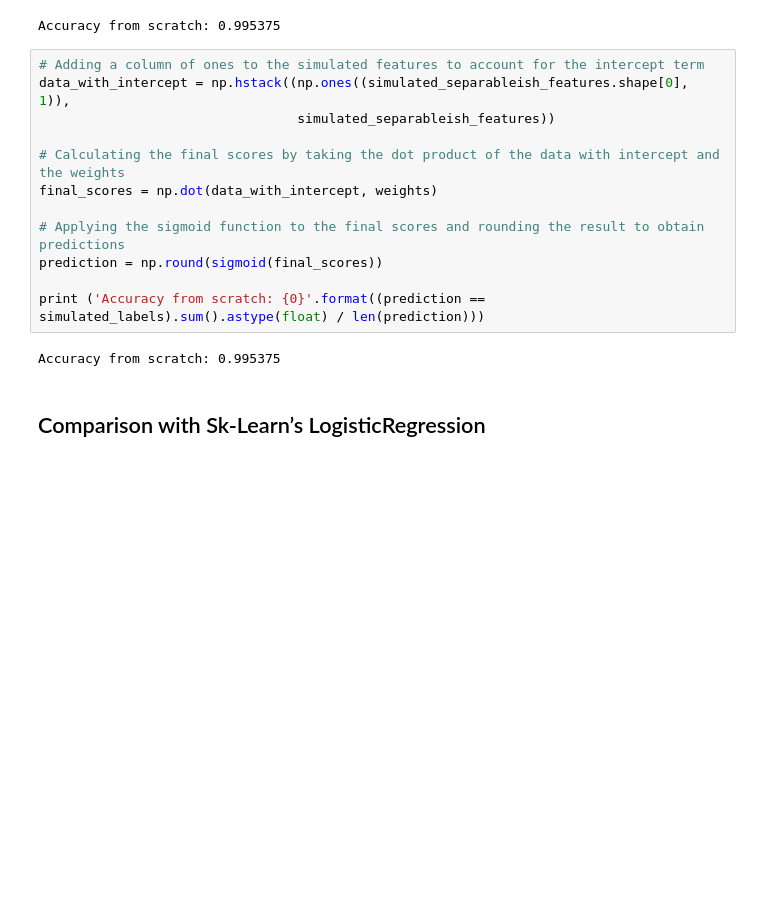
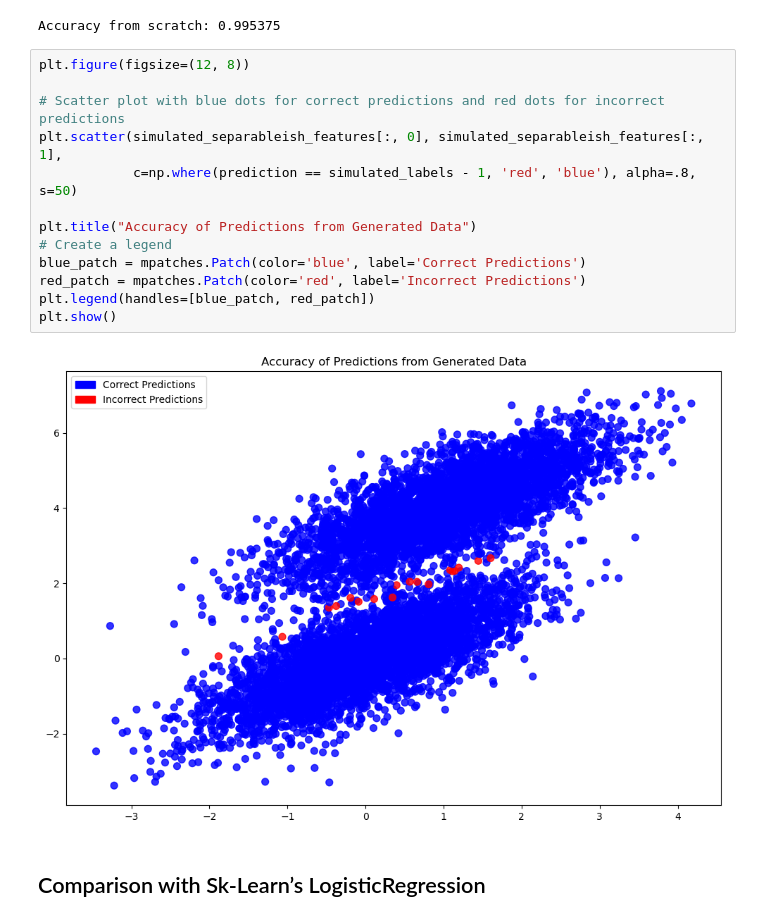
Before and after one commit to crane919/Logistic-Regression, a Jupyter notebook: notebook.ipynb, the cells around one changed output. Saved outputs shown, nothing was run; the diff lists cells and outputs as text; blank space fills up the shorter version.

```diff
--- a/notebook.ipynb
+++ b/notebook.ipynb
@@ -194,20 +194,21 @@ prediction = np.round(sigmoid(final_scores))
 print ('Accuracy from scratch: {0}'.format((prediction == simulated_labels).sum().astype(float) / len(prediction)))
 # %% [output]
 Accuracy from scratch: 0.995375
-# %%
-# Adding a column of ones to the simulated features to account for the intercept term
-data_with_intercept = np.hstack((np.ones((simulated_separableish_features.shape[0], 1)),
-                                 simulated_separableish_features))
-
-# Calculating the final scores by taking the dot product of the data with intercept and the weights
-final_scores = np.dot(data_with_intercept, weights)
-
-# Applying the sigmoid function to the final scores and rounding the result to obtain predictions
-prediction = np.round(sigmoid(final_scores))
-
-print ('Accuracy from scratch: {0}'.format((prediction == simulated_labels).sum().astype(float) / len(prediction)))
-# %% [output]
-Accuracy from scratch: 0.995375
+# %%
+plt.figure(figsize=(12, 8))
+
+# Scatter plot with blue dots for correct predictions and red dots for incorrect predictions
+plt.scatter(simulated_separableish_features[:, 0], simulated_separableish_features[:, 1],
+            c=np.where(prediction == simulated_labels - 1, 'red', 'blue'), alpha=.8, s=50)
+
+plt.title("Accuracy of Predictions from Generated Data")
+# Create a legend
+blue_patch = mpatches.Patch(color='blue', label='Correct Predictions')
+red_patch = mpatches.Patch(color='red', label='Incorrect Predictions')
+plt.legend(handles=[blue_patch, red_patch])
+plt.show()
+# %% [output]
+[figure, added]
 # %% [markdown]
 ## Comparison with Sk-Learn’s LogisticRegression
 # %%
```
Also changed, not shown: parts of 2 cells of this notebook.
